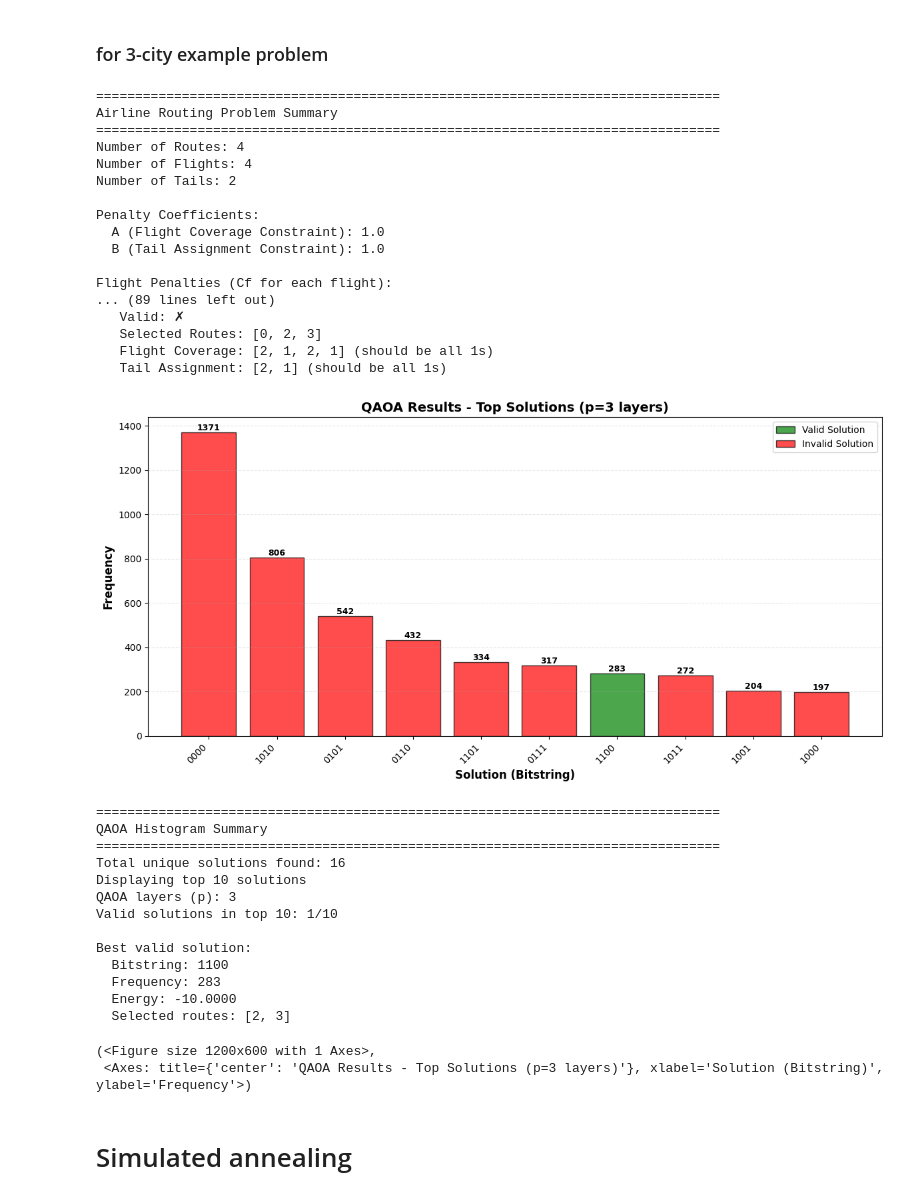
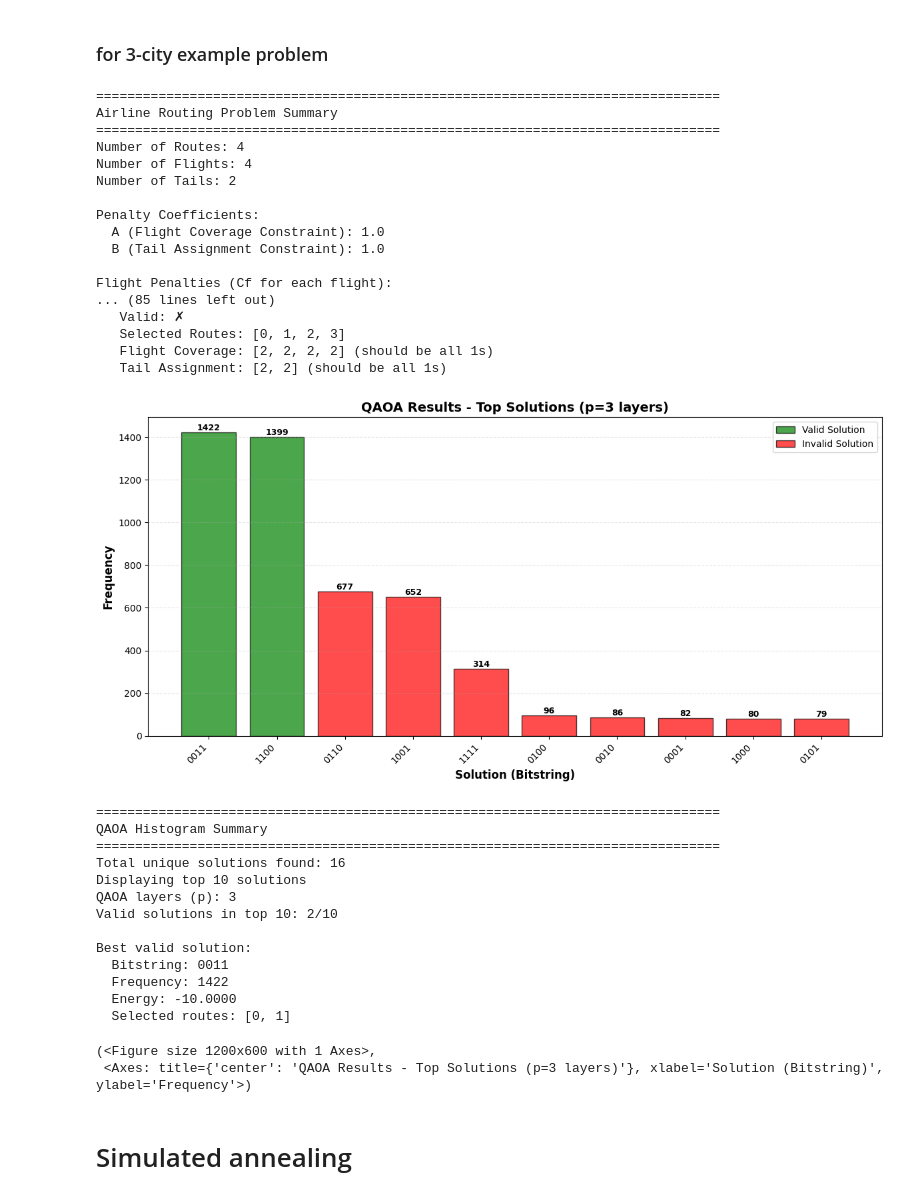
Before and after one commit to Suraj52721/Airlines, a Jupyter notebook: general_qaoa.ipynb, the cells around one changed output. Drawn from its saved outputs; the diff is of its cells as text; code cells hidden in the pictures.

```diff
--- a/general_qaoa.ipynb
+++ b/general_qaoa.ipynb
@@ -22,54 +22,54 @@ btr = np.array([
 qaoa = Airlines(
         afr_matrix=afr,
         btr_matrix=btr,
-        route_costs=[100,0,0,0],
+        route_costs=[0,0,0,0],
         penalty_A=1.0,
         penalty_B=1.0,
         flight_penalties=np.ones(4),
     )
 
 qaoa.problem_summary()
 
 qaoa.build_qaoa(p_layers=3)
 
 results = qaoa.optimize(p_layers=3, initial_params=[1.0, 1.0,1,1,1,1], shots=1024)
 print(results['counts'])
 
 solutions = qaoa.analyze_results(results['counts'], top_k=5)
 
 qaoa.plot_qaoa_histogram(results, top_k=10)
 # %% [output]
 ================================================================================
 Airline Routing Problem Summary
 ================================================================================
 Number of Routes: 4
 Number of Flights: 4
 Number of Tails: 2
 
 Penalty Coefficients:
   A (Flight Coverage Constraint): 1.0
   B (Tail Assignment Constraint): 1.0
 
 Flight Penalties (Cf for each flight):
-... (89 lines left out)
+... (85 lines left out)
    Valid: ✗
-   Selected Routes: [0, 2, 3]
-   Flight Coverage: [2, 1, 2, 1] (should be all 1s)
-   Tail Assignment: [2, 1] (should be all 1s)
+   Selected Routes: [0, 1, 2, 3]
+   Flight Coverage: [2, 2, 2, 2] (should be all 1s)
+   Tail Assignment: [2, 2] (should be all 1s)
-[figure, old version]
+[figure, new version]
 ================================================================================
 QAOA Histogram Summary
 ================================================================================
 Total unique solutions found: 16
 Displaying top 10 solutions
 QAOA layers (p): 3
-Valid solutions in top 10: 1/10
+Valid solutions in top 10: 2/10
 
 Best valid solution:
-  Bitstring: 1100
-  Frequency: 283
+  Bitstring: 0011
+  Frequency: 1422
   Energy: -10.0000
-  Selected routes: [2, 3]
+  Selected routes: [0, 1]
 (<Figure size 1200x600 with 1 Axes>,
  <Axes: title={'center': 'QAOA Results - Top Solutions (p=3 layers)'}, xlabel='Solution (Bitstring)', ylabel='Frequency'>)
 # %% [markdown]
```
